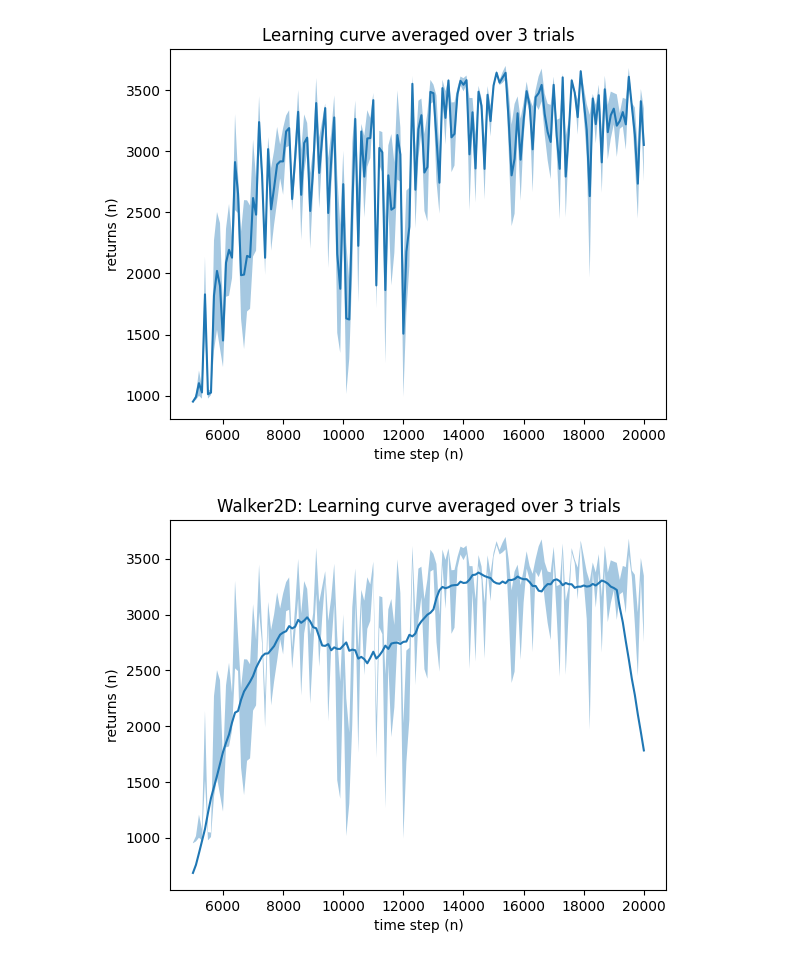
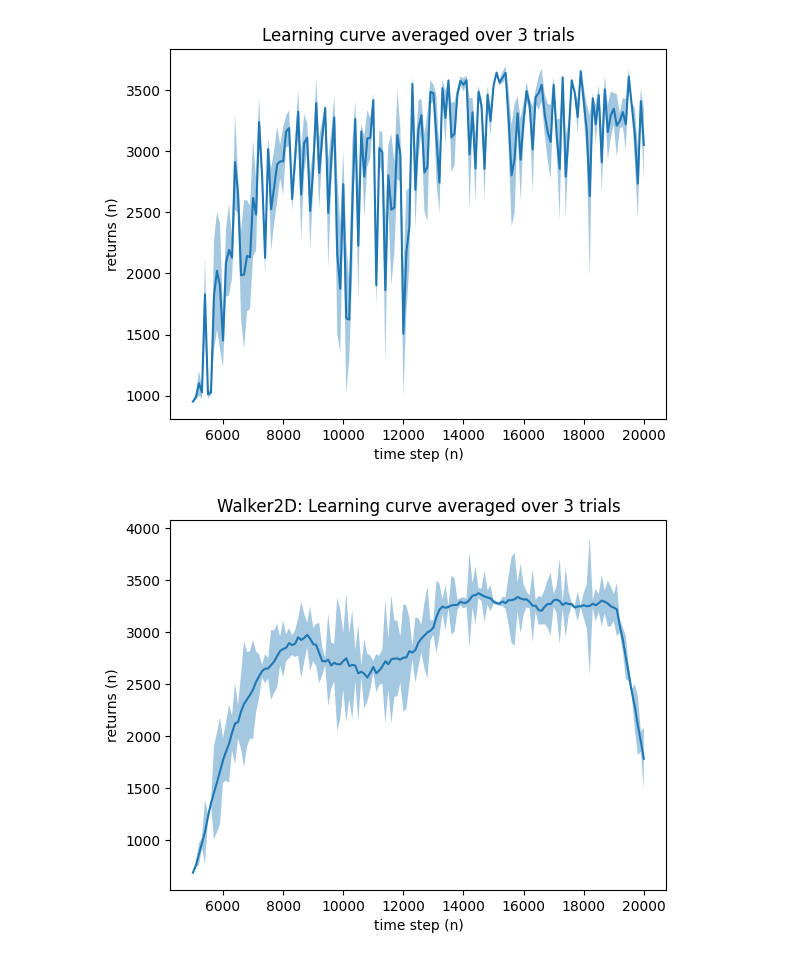
Before and after one commit to RalleyD/walking_with_DRLs, a Jupyter notebook: notebooks/walker2d-dt-analysis.ipynb, the cells around one changed output. Drawn from its saved outputs; the diff is of its cells as text; code cells hidden in the pictures.

Commit message:
dt notebook - correct smoothed learning curve plot

```diff
--- a/notebooks/walker2d-dt-analysis.ipynb
+++ b/notebooks/walker2d-dt-analysis.ipynb
@@ -48,21 +46,21 @@ fig.show()
 # %%
 alpha = 0.5
 y_std_alpha = 0.5 * y_std
 
 
 window = run1.shape[0] // 10
 weights = np.ones(window) / window
 y_smoothed = np.convolve(y_avg, weights, mode='same')
 
 fig, ax = plt.subplots(1,1)
 
 ax.plot(run1_x, y_smoothed)
 
-ax.fill_between(run1_x, y_avg - y_std_alpha, y_avg + y_std_alpha, alpha=0.4)
+ax.fill_between(run1_x, y_smoothed - y_std_alpha, y_smoothed + y_std_alpha, alpha=0.4)
 
 ax.set_title("Walker2D: Learning curve averaged over 3 trials")
 ax.set_xlabel("time step (n)")
 ax.set_ylabel("returns (n)")
 fig.show()
 # %% [output]
-[figure, old version]
+[figure, new version]
```
Also changed, not shown: parts of 1 cell of this notebook.
